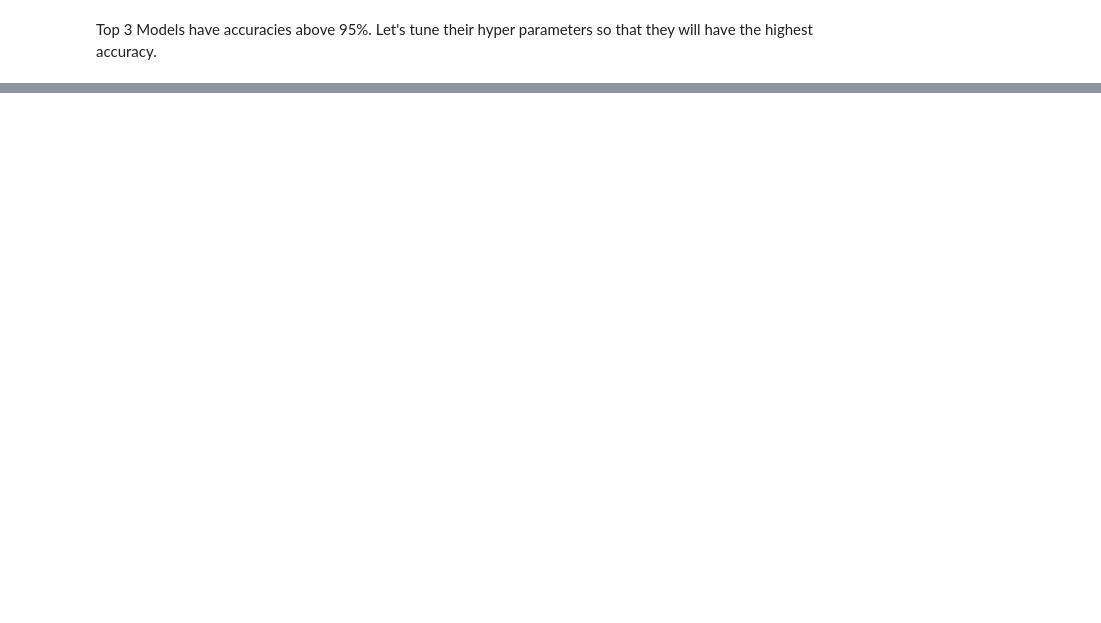
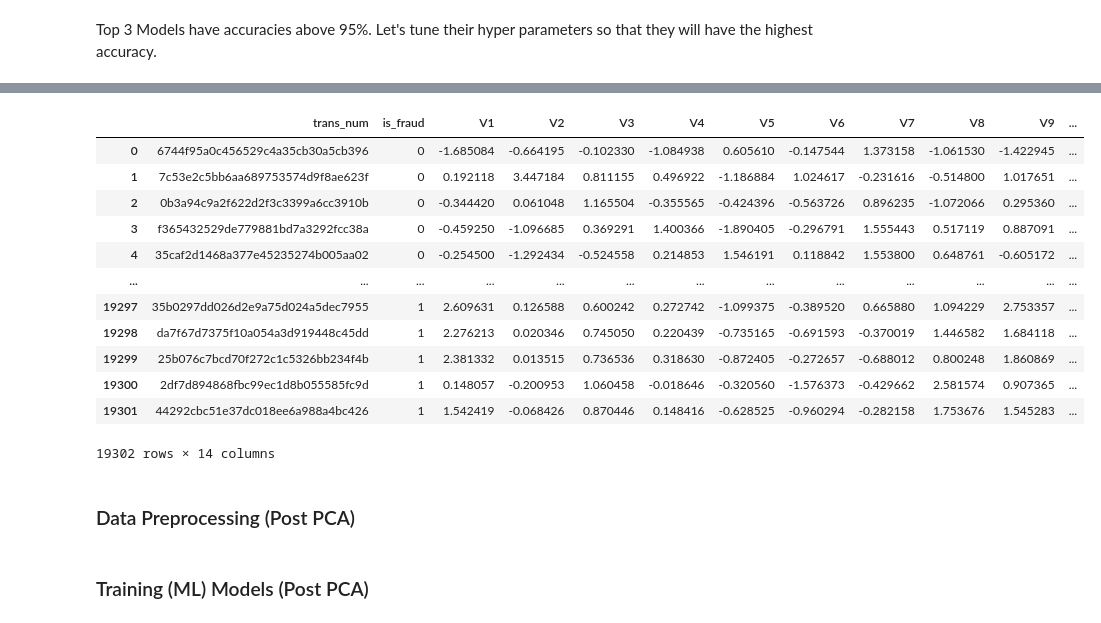
Before and after one commit to ZERO-legion5/KH004-RiskRadar, a Jupyter notebook: main.ipynb, the cells around one changed output, grey strips where cells are left out. Drawn from its saved outputs; the diff is of its cells as text; code cells hidden in the pictures; blank space fills up the shorter version.

```diff
--- a/main.ipynb
+++ b/main.ipynb
@@ -409,0 +434,28 @@ Top 3 Models have accuracies above 95%. Let's tune their hyper parameters so tha
+# %%
+data_for_pca = dataV2[columns_for_pca]
+# %%
+pca_result = pca.fit_transform(data_for_pca)
+# %%
+pca_columns = [f'V{i+1}' for i in range(12)]
+pca_df = pd.DataFrame(data=pca_result, columns=pca_columns)
+# %%
+dataV3 = dataV2[['trans_num', 'is_fraud']]
+dataV3 = pd.concat([dataV3, pca_df], axis=1)
+# %%
+dataV3
+# %% [output]
+|  | trans_num | is_fraud | V1 | V2 | V3 | V4 | V5 | V6 | V7 | V8 | V9 | ... |
+| 0 | 6744f95a0c456529c4a35cb30a5cb396 | 0 | -1.685084 | -0.664195 | -0.102330 | -1.084938 | 0.605610 | -0.147544 | 1.373158 | -1.061530 | -1.422945 | ... |
+| 1 | 7c53e2c5bb6aa689753574d9f8ae623f | 0 | 0.192118 | 3.447184 | 0.811155 | 0.496922 | -1.186884 | 1.024617 | -0.231616 | -0.514800 | 1.017651 | ... |
+| 2 | 0b3a94c9a2f622d2f3c3399a6cc3910b | 0 | -0.344420 | 0.061048 | 1.165504 | -0.355565 | -0.424396 | -0.563726 | 0.896235 | -1.072066 | 0.295360 | ... |
+| 3 | f365432529de779881bd7a3292fcc38a | 0 | -0.459250 | -1.096685 | 0.369291 | 1.400366 | -1.890405 | -0.296791 | 1.555443 | 0.517119 | 0.887091 | ... |
+| 4 | 35caf2d1468a377e45235274b005aa02 | 0 | -0.254500 | -1.292434 | -0.524558 | 0.214853 | 1.546191 | 0.118842 | 1.553800 | 0.648761 | -0.605172 | ... |
+| ... | ... | ... | ... | ... | ... | ... | ... | ... | ... | ... | ... | ... |
+| 19297 | 35b0297dd026d2e9a75d024a5dec7955 | 1 | 2.609631 | 0.126588 | 0.600242 | 0.272742 | -1.099375 | -0.389520 | 0.665880 | 1.094229 | 2.753357 | ... |
+| 19298 | da7f67d7375f10a054a3d919448c45dd | 1 | 2.276213 | 0.020346 | 0.745050 | 0.220439 | -0.735165 | -0.691593 | -0.370019 | 1.446582 | 1.684118 | ... |
+| 19299 | 25b076c7bcd70f272c1c5326bb234f4b | 1 | 2.381332 | 0.013515 | 0.736536 | 0.318630 | -0.872405 | -0.272657 | -0.688012 | 0.800248 | 1.860869 | ... |
+| 19300 | 2df7d894868fbc99ec1d8b055585fc9d | 1 | 0.148057 | -0.200953 | 1.060458 | -0.018646 | -0.320560 | -1.576373 | -0.429662 | 2.581574 | 0.907365 | ... |
+| 19301 | 44292cbc51e37dc018ee6a988a4bc426 | 1 | 1.542419 | -0.068426 | 0.870446 | 0.148416 | -0.628525 | -0.960294 | -0.282158 | 1.753676 | 1.545283 | ... |
+19302 rows × 14 columns
+# %% [markdown]
+### Data Preprocessing (Post PCA)
@@ -409,0 +471,2 @@ Top 3 Models have accuracies above 95%. Let's tune their hyper parameters so tha
+# %% [markdown]
+### Training (ML) Models (Post PCA)
```
Also changed, not shown: parts of 29 cells of this notebook, 2 other files.
